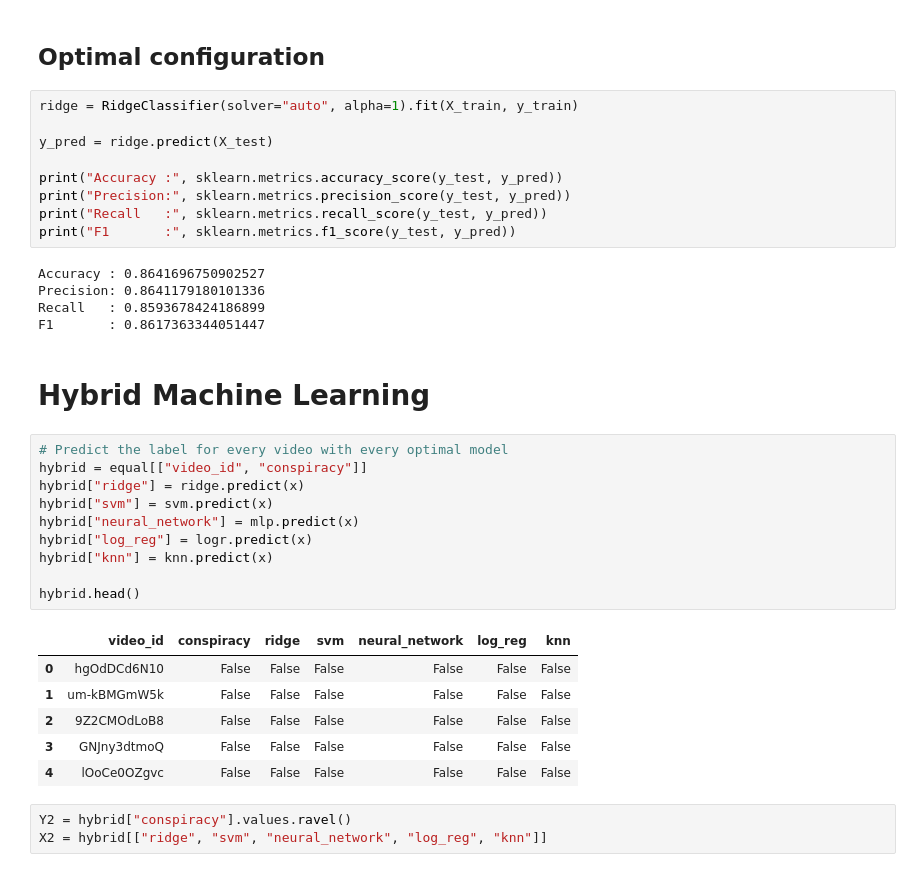
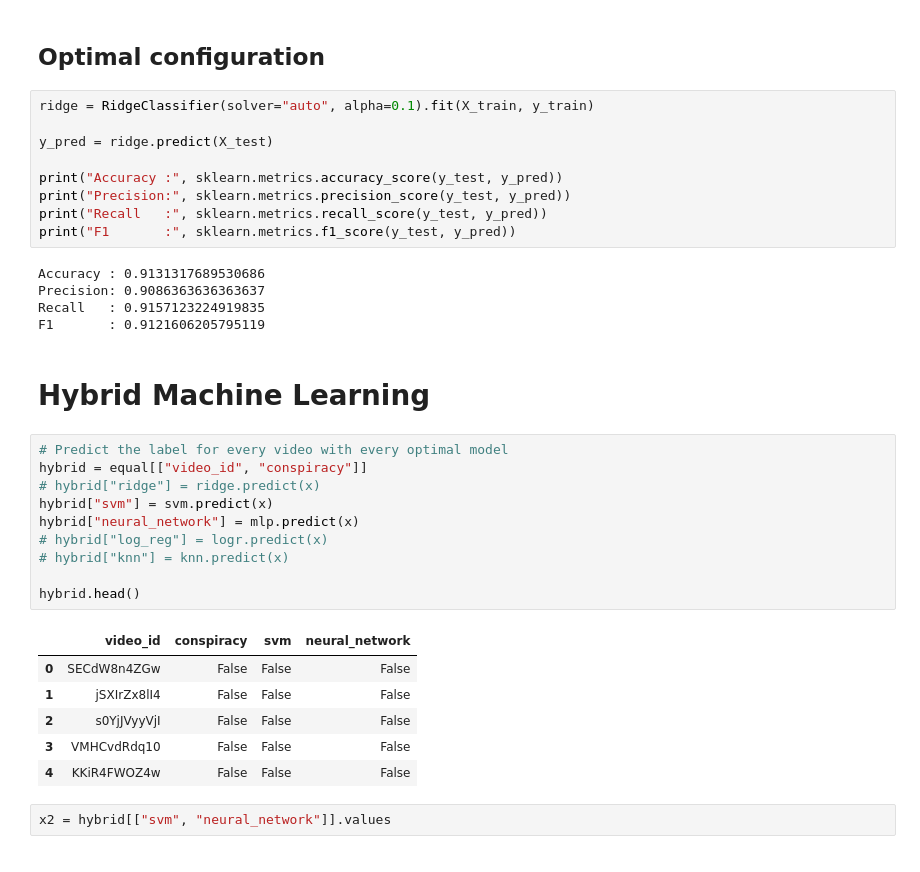
Before and after one commit to Roan-Schellingerhout/YouTube_conspiracy_paper, a Jupyter notebook: Machine Learning/Video_ML.ipynb, the cells around one changed output. Cells and saved outputs as stored; diff of their text form.

Commit message:
hybrid code update

```diff
--- a/Machine Learning/Video_ML.ipynb
+++ b/Machine Learning/Video_ML.ipynb
@@ -325,7 +372,7 @@ Time passed = 00:01:05
 # %% [markdown]
 ## Optimal configuration
 # %%
-ridge = RidgeClassifier(solver="auto", alpha=1).fit(X_train, y_train)
+ridge = RidgeClassifier(solver="auto", alpha=0.1).fit(X_train, y_train)
 
 y_pred = ridge.predict(X_test)
 
@@ -334,29 +381,28 @@ print("Precision:", sklearn.metrics.precision_score(y_test, y_pred))
 print("Recall   :", sklearn.metrics.recall_score(y_test, y_pred))
 print("F1       :", sklearn.metrics.f1_score(y_test, y_pred))
 # %% [output]
-Accuracy : 0.8641696750902527
-Precision: 0.8641179180101336
-Recall   : 0.8593678424186899
-F1       : 0.8617363344051447
+Accuracy : 0.9131317689530686
+Precision: 0.9086363636363637
+Recall   : 0.9157123224919835
+F1       : 0.9121606205795119
 # %% [markdown]
 # Hybrid Machine Learning
 # %%
 # Predict the label for every video with every optimal model
 hybrid = equal[["video_id", "conspiracy"]]
-hybrid["ridge"] = ridge.predict(x)
+# hybrid["ridge"] = ridge.predict(x)
 hybrid["svm"] = svm.predict(x)
 hybrid["neural_network"] = mlp.predict(x)
-hybrid["log_reg"] = logr.predict(x)
-hybrid["knn"] = knn.predict(x)
+# hybrid["log_reg"] = logr.predict(x)
+# hybrid["knn"] = knn.predict(x)
 
 hybrid.head()
 # %% [output]
-|  | video_id | conspiracy | ridge | svm | neural_network | log_reg | knn |
-| 0 | hgOdDCd6N10 | False | False | False | False | False | False |
-| 1 | um-kBMGmW5k | False | False | False | False | False | False |
-| 2 | 9Z2CMOdLoB8 | False | False | False | False | False | False |
-| 3 | GNJny3dtmoQ | False | False | False | False | False | False |
-| 4 | lOoCe0OZgvc | False | False | False | False | False | False |
+|  | video_id | conspiracy | svm | neural_network |
+| 0 | SECdW8n4ZGw | False | False | False |
+| 1 | jSXIrZx8lI4 | False | False | False |
+| 2 | s0YjJVyyVjI | False | False | False |
+| 3 | VMHCvdRdq10 | False | False | False |
+| 4 | KKiR4FWOZ4w | False | False | False |
-# %%
-Y2 = hybrid["conspiracy"].values.ravel()
-X2 = hybrid[["ridge", "svm", "neural_network", "log_reg", "knn"]]
+# %%
+x2 = hybrid[["svm", "neural_network"]].values
```
Also changed, not shown: parts of 9 cells of this notebook.
